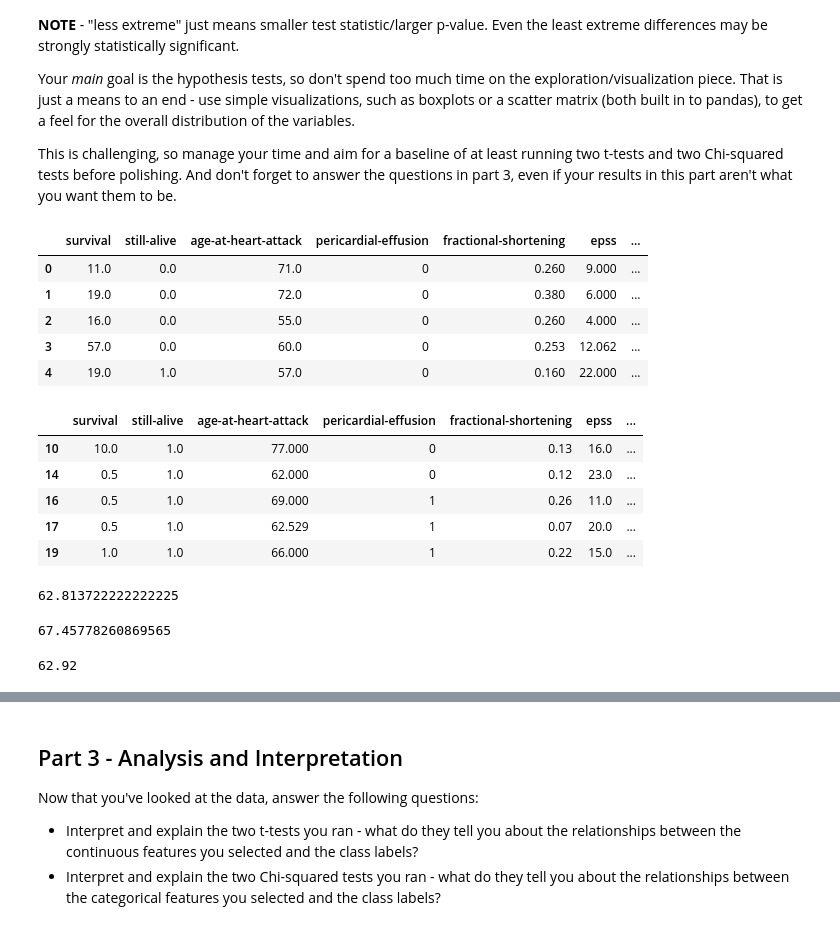
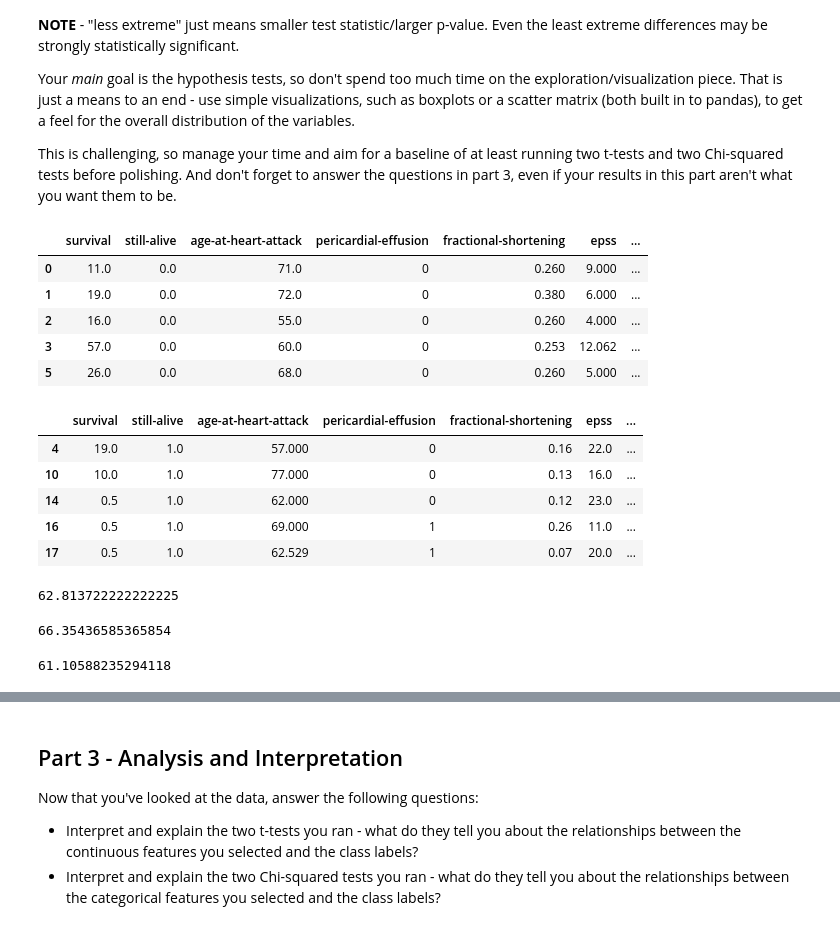
Before and after one commit to JoshuaHaga/DS-Unit-1-Sprint-1-Data-Wrangling-and-Storytelling, a Jupyter notebook: DS_Unit_1_Sprint_Challenge_2_Statistics.ipynb, the cells around one changed output, grey strips where cells are left out. Saved outputs shown, nothing was run; the diff lists cells and outputs as text; code cells hidden in the pictures.

```diff
--- a/DS_Unit_1_Sprint_Challenge_2_Statistics.ipynb
+++ b/DS_Unit_1_Sprint_Challenge_2_Statistics.ipynb
@@ -93,41 +93,41 @@ Your *main* goal is the hypothesis tests, so don't spend too much time on the ex
 This is challenging, so manage your time and aim for a baseline of at least running two t-tests and two Chi-squared tests before polishing. And don't forget to answer the questions in part 3, even if your results in this part aren't what you want them to be.
 # %%
 # TODO
-df_alive_at_1 = df[df['alive-at-1']==1]
-df_dead_at_1 = df[df['alive-at-1']==0]
+df_alive= df[df['still-alive']==1]
+df_dead = df[df['still-alive']==0]
 # %%
-df_dead_at_1.head(5)
+df_dead.head(5)
 # %% [output]
 |  | survival | still-alive | age-at-heart-attack | pericardial-effusion | fractional-shortening | epss | ... |
 | 0 | 11.0 | 0.0 | 71.0 | 0 | 0.260 | 9.000 | ... |
 | 1 | 19.0 | 0.0 | 72.0 | 0 | 0.380 | 6.000 | ... |
 | 2 | 16.0 | 0.0 | 55.0 | 0 | 0.260 | 4.000 | ... |
 | 3 | 57.0 | 0.0 | 60.0 | 0 | 0.253 | 12.062 | ... |
-| 4 | 19.0 | 1.0 | 57.0 | 0 | 0.160 | 22.000 | ... |
+| 5 | 26.0 | 0.0 | 68.0 | 0 | 0.260 | 5.000 | ... |
 # %%
-df_alive_at_1.head(5)
+df_alive.head(5)
 # %% [output]
 |  | survival | still-alive | age-at-heart-attack | pericardial-effusion | fractional-shortening | epss | ... |
+| 4 | 19.0 | 1.0 | 57.000 | 0 | 0.16 | 22.0 | ... |
 | 10 | 10.0 | 1.0 | 77.000 | 0 | 0.13 | 16.0 | ... |
 | 14 | 0.5 | 1.0 | 62.000 | 0 | 0.12 | 23.0 | ... |
 | 16 | 0.5 | 1.0 | 69.000 | 1 | 0.26 | 11.0 | ... |
 | 17 | 0.5 | 1.0 | 62.529 | 1 | 0.07 | 20.0 | ... |
-| 19 | 1.0 | 1.0 | 66.000 | 1 | 0.22 | 15.0 | ... |
 # %%
 pop_mean = df['age-at-heart-attack'].mean()
 pop_mean
 # %% [output]
 62.813722222222225
 # %%
-alive_1_mean = df_alive_at_1['age-at-heart-attack'].mean()
-alive_1_mean
+alive_mean = df_alive['age-at-heart-attack'].mean()
+alive_mean
 # %% [output]
-67.45778260869565
+66.35436585365854
 # %%
-dead_1_mean = df_dead_at_1['age-at-heart-attack'].mean()
-dead_1_mean
+dead_mean= df_dead['age-at-heart-attack'].mean()
+dead_mean
 # %% [output]
-62.92
+61.10588235294118
 # %%
 #is there a statistical difference of age-at-heart-attack between those who survived and those who did not?
 #null hypothesis - the ages of survivors is the same as those who did not
```
Also changed, not shown: parts of 8 cells of this notebook.
